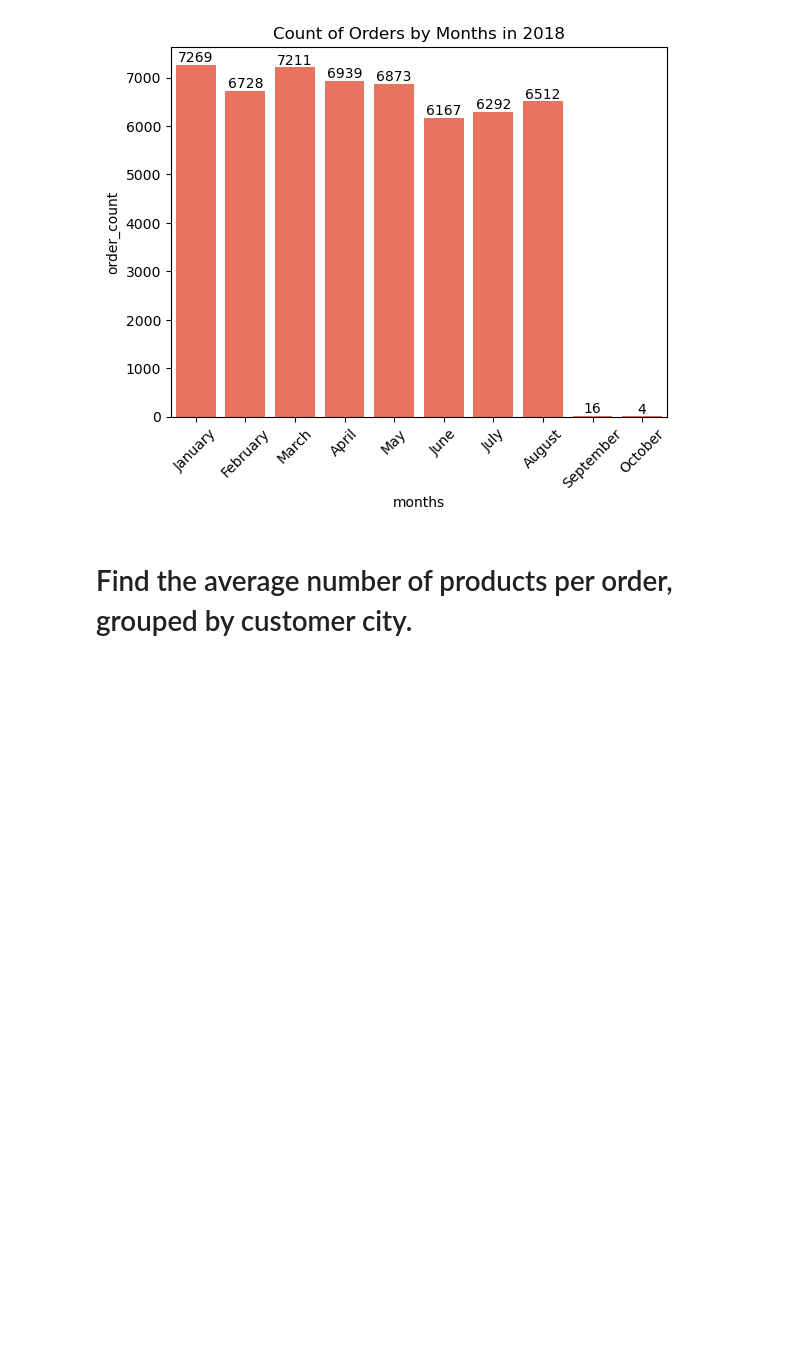
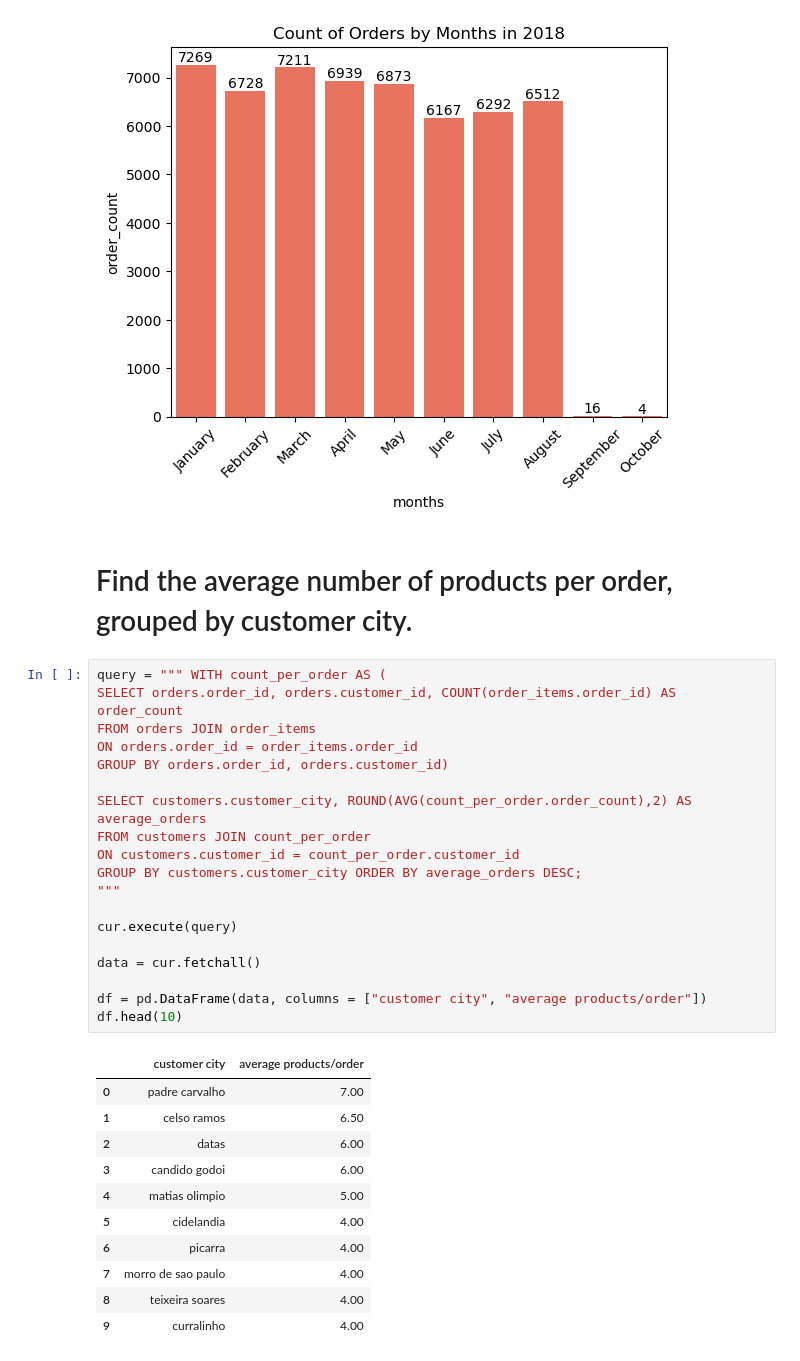
Before and after one commit to mahabubalam-gbs/SQL-Python-Ecommerce-Project, a Jupyter notebook: Ecommerce_Project.ipynb, the cells around one changed output. Saved outputs shown, nothing was run; the diff lists cells and outputs as text; blank space fills up the shorter version.

```diff
--- a/Ecommerce_Project.ipynb
+++ b/Ecommerce_Project.ipynb
@@ -231,3 +231,34 @@ plt.show()
 [figure]
 # %% [markdown]
 # Find the average number of products per order, grouped by customer city.
+# %%
+query = """ WITH count_per_order AS (
+SELECT orders.order_id, orders.customer_id, COUNT(order_items.order_id) AS order_count
+FROM orders JOIN order_items
+ON orders.order_id = order_items.order_id
+GROUP BY orders.order_id, orders.customer_id)
+
+SELECT customers.customer_city, ROUND(AVG(count_per_order.order_count),2) AS average_orders
+FROM customers JOIN count_per_order
+ON customers.customer_id = count_per_order.customer_id
+GROUP BY customers.customer_city ORDER BY average_orders DESC;
+"""
+
+cur.execute(query)
+
+data = cur.fetchall()
+
+df = pd.DataFrame(data, columns = ["customer city", "average products/order"])
+df.head(10)
+# %% [output]
+|  | customer city | average products/order |
+| 0 | padre carvalho | 7.00 |
+| 1 | celso ramos | 6.50 |
+| 2 | datas | 6.00 |
+| 3 | candido godoi | 6.00 |
+| 4 | matias olimpio | 5.00 |
+| 5 | cidelandia | 4.00 |
+| 6 | picarra | 4.00 |
+| 7 | morro de sao paulo | 4.00 |
+| 8 | teixeira soares | 4.00 |
+| 9 | curralinho | 4.00 |
```
Also changed, not shown: parts of 1 cell of this notebook.
